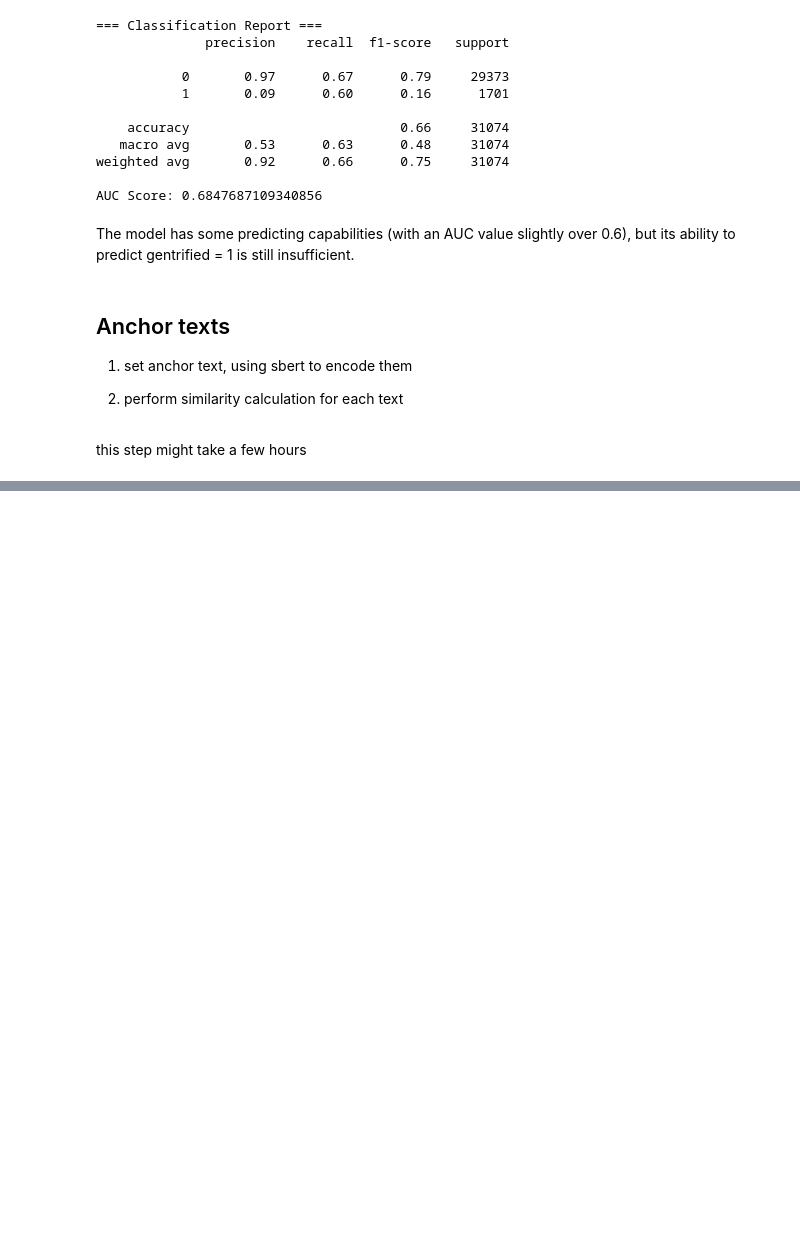
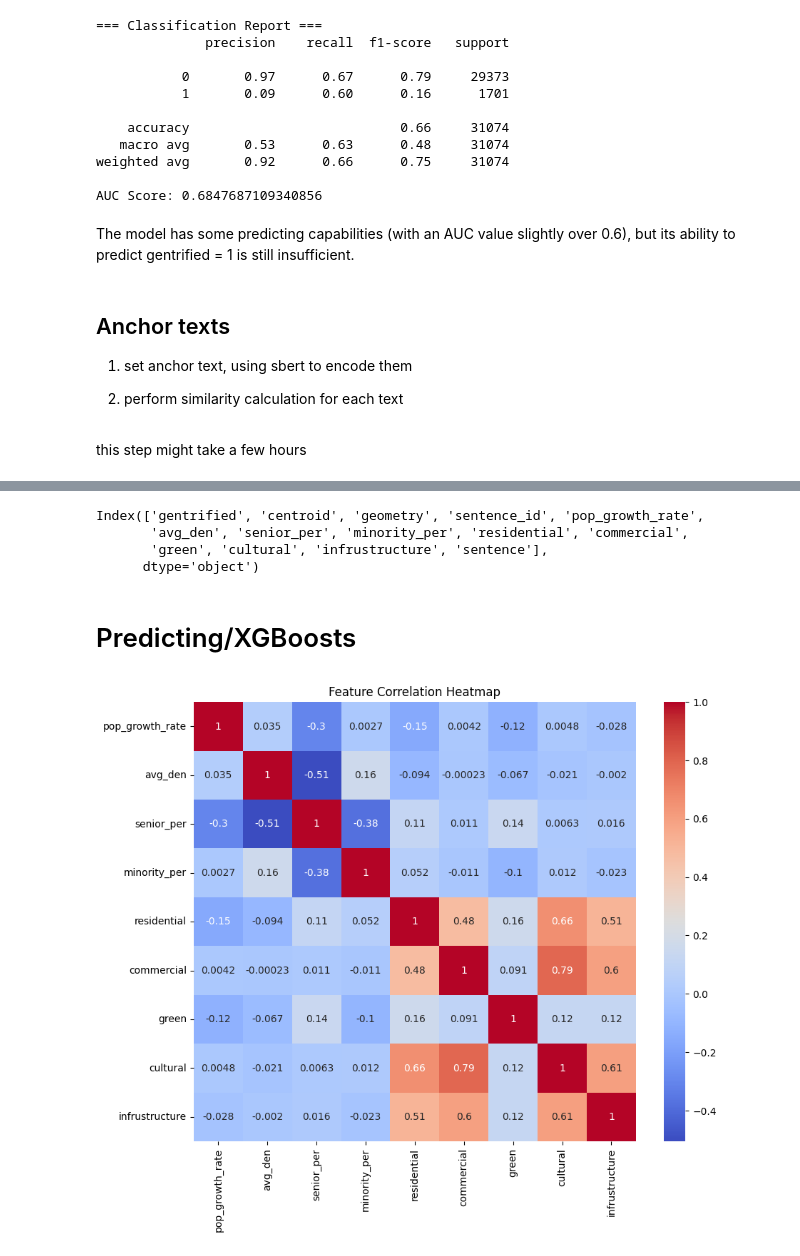
Before and after one commit to meimao76/housing_feature_gentrification, a Jupyter notebook: model.ipynb, the cells around one changed output, grey strips where cells are left out. Saved outputs shown, nothing was run; the diff lists cells and outputs as text; code cells hidden in the pictures; blank space fills up the shorter version.

```diff
--- a/model.ipynb
+++ b/model.ipynb
@@ -383,0 +502,35 @@ Error:
+# %%
+df_label_sentences = df_label_sentences.rename(columns={'sentences': 'sentence'})
+# %%
+df_sentence = df_label_sentences.merge(score_df, on='sentence_id', how='left')
+print(df_sentence.columns)
+# %% [output]
+Index(['gentrified', 'centroid', 'geometry', 'sentence_id', 'pop_growth_rate',
+       'avg_den', 'senior_per', 'minority_per', 'residential', 'commercial',
+       'green', 'cultural', 'infrustructure', 'sentence'],
+      dtype='object')
+# %% [markdown]
+# Predicting/XGBoosts
+# %%
+# true 1， false 0
+df_sentence['gentrified'] = df_sentence['gentrified'].astype(int)
+# %%
+from xgboost import XGBClassifier
+from sklearn.model_selection import train_test_split
+from sklearn.metrics import classification_report
+
+# 特征选择
+feature_cols_all = [
+    'pop_growth_rate', 'avg_den', 'senior_per', 'minority_per',
+    'residential', 'commercial', 'green', 'cultural', 'infrustructure'
+]
+# %%
+import seaborn as sns
+import matplotlib.pyplot as plt
+
+plt.figure(figsize=(10, 8))
+sns.heatmap(df_sentence[feature_cols_all].corr(), annot=True, cmap='coolwarm')
+plt.title("Feature Correlation Heatmap")
+plt.show()
+# %% [output]
+[figure, added]
```
Also changed, not shown: parts of 46 cells of this notebook, 4 other files.
